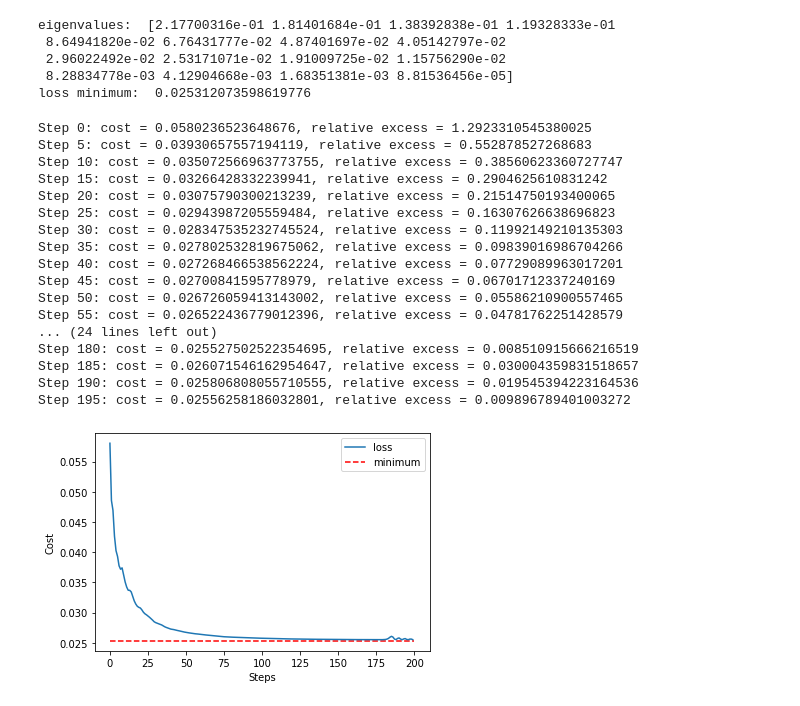
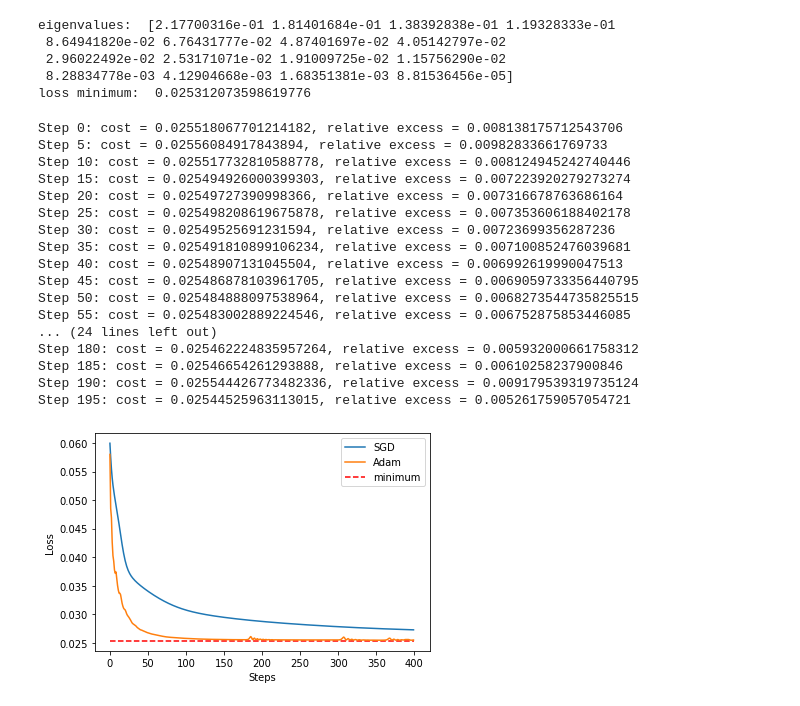
Before and after one commit to haimengzhao/g-qpca, a Jupyter notebook: qpca_gen.ipynb, the cells around one changed output. Drawn from its saved outputs; the diff is of its cells as text; code cells hidden in the pictures.

```diff
--- a/qpca_gen.ipynb
+++ b/qpca_gen.ipynb
@@ -109,7 +111,7 @@ n_step = 200
 
 cost = lambda: loss_qpca(n_layers, target_params, var_params)
 
-cost_list = []
+# cost_list = []
 for step in range(n_step):
     opt.minimize(cost, var_params)
     cost_val = cost().numpy()
@@ -117,33 +119,34 @@ for step in range(n_step):
     if step % 5 == 0:
         print("Step {}: cost = {}, relative excess = {}".format(step, cost_val, (cost_val - loss_minimum) / loss_minimum))
 # %% [output]
-Step 0: cost = 0.0580236523648676, relative excess = 1.2923310545380025
-Step 5: cost = 0.03930657557194119, relative excess = 0.552878527268683
-Step 10: cost = 0.035072566963773755, relative excess = 0.38560623360727747
-Step 15: cost = 0.03266428332239941, relative excess = 0.2904625610831242
-Step 20: cost = 0.03075790300213239, relative excess = 0.21514750193400065
-Step 25: cost = 0.02943987205559484, relative excess = 0.16307626638696823
-Step 30: cost = 0.028347535232745524, relative excess = 0.11992149210135303
-Step 35: cost = 0.027802532819675062, relative excess = 0.09839016986704266
-Step 40: cost = 0.027268466538562224, relative excess = 0.07729089963017201
-Step 45: cost = 0.02700841595778979, relative excess = 0.06701712337240169
-Step 50: cost = 0.026726059413143002, relative excess = 0.05586210900557465
-Step 55: cost = 0.026522436779012396, relative excess = 0.04781762251428579
+Step 0: cost = 0.025518067701214182, relative excess = 0.008138175712543706
+Step 5: cost = 0.02556084917843894, relative excess = 0.00982833661769733
+Step 10: cost = 0.025517732810588778, relative excess = 0.008124945242740446
+Step 15: cost = 0.025494926000399303, relative excess = 0.007223920279273274
+Step 20: cost = 0.02549727390998366, relative excess = 0.007316678763686164
+Step 25: cost = 0.025498208619675878, relative excess = 0.007353606188402178
+Step 30: cost = 0.02549525691231594, relative excess = 0.00723699356287236
+Step 35: cost = 0.025491810899106234, relative excess = 0.007100852476039681
+Step 40: cost = 0.02548907131045504, relative excess = 0.006992619990047513
+Step 45: cost = 0.025486878103961705, relative excess = 0.0069059733356440795
+Step 50: cost = 0.025484888097538964, relative excess = 0.0068273544735825515
+Step 55: cost = 0.025483002889224546, relative excess = 0.006752875853446085
 ... (24 lines left out)
-Step 180: cost = 0.025527502522354695, relative excess = 0.008510915666216519
-Step 185: cost = 0.026071546162954647, relative excess = 0.030004359831518657
-Step 190: cost = 0.025806808055710555, relative excess = 0.019545394223164536
-Step 195: cost = 0.02556258186032801, relative excess = 0.009896789401003272
+Step 180: cost = 0.025462224835957264, relative excess = 0.005932000661758312
+Step 185: cost = 0.02546654261293888, relative excess = 0.00610258237900846
+Step 190: cost = 0.025544426773482336, relative excess = 0.009179539319735124
+Step 195: cost = 0.02544525963113015, relative excess = 0.005261759057054721
 # %%
 # plot loss
-plt.plot(cost_list, label='loss')
-plt.hlines(loss_minimum, 0, n_step, colors='r', linestyles='--', label='minimum')
+plt.plot(cost_list_sgd[:400], label='SGD')
+plt.plot(cost_list, label='Adam')
+plt.hlines(loss_minimum, 0, n_step*2, colors='r', linestyles='--', label='minimum')
 plt.xlabel('Steps')
-plt.ylabel('Cost')
+plt.ylabel('Loss')
 plt.legend()
 plt.show()
 # %% [output]
-[figure, old version]
+[figure, new version]
 # %%
 @qml.qnode(dev, interface="tf")
 def get_pca_state(n_layers, target_params, variational_params, **kwargs):
```
Also changed, not shown: parts of 4 cells of this notebook.
